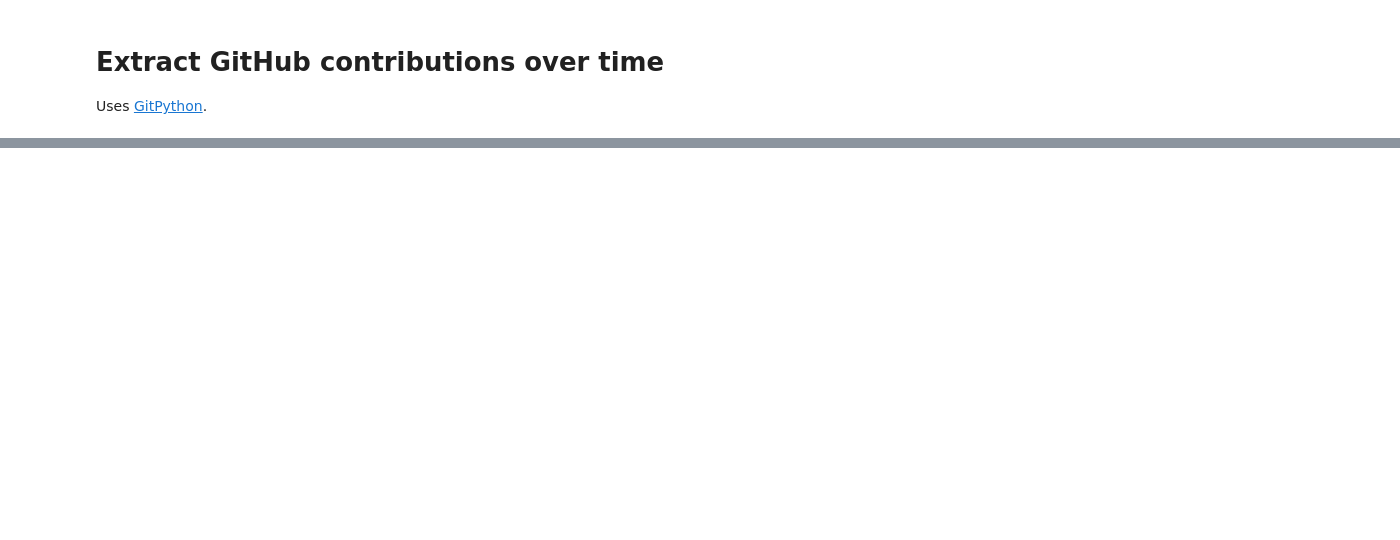
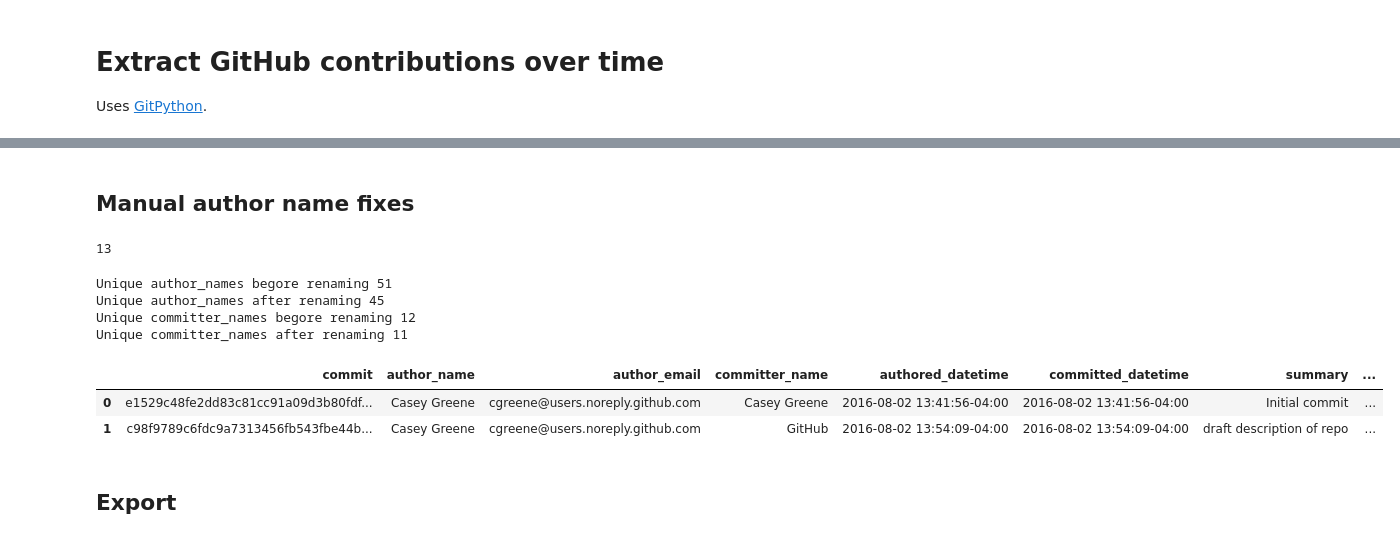
Before and after one commit to greenelab/meta-review, a Jupyter notebook: analyses/deep-review-contrib/01.contrib-git.ipynb, the cells around one changed output, grey strips where cells are left out. Saved outputs shown, nothing was run; the diff lists cells and outputs as text; code cells hidden in the pictures; blank space fills up the shorter version.

```diff
--- a/analyses/deep-review-contrib/01.contrib-git.ipynb
+++ b/analyses/deep-review-contrib/01.contrib-git.ipynb
@@ -39,7 +40,7 @@ def get_commit_stats(commit):
     """
     diffs = commit.diff(
         other=commit.parents[0] if commit.parents else git.NULL_TREE,
-        paths='sections/*.md',
+        paths=['sections/*.md', 'content/*.md'],
         create_patch=True,
         word_diff='porcelain',
     )
@@ -95,2 +96,31 @@ commit_df.tail(5)
+# %% [markdown]
+## Manual author name fixes
+# %%
+path = pathlib.Path('renamer.tsv')
+renamer = dict()
+if path.exists():
+    df = pandas.read_table(path)
+    renamer = dict(zip(df.name, df.rename_to))
+len(renamer)
+# %% [output]
+13
+# %%
+for column in 'author_name', 'committer_name':
+    print(f"Unique {column}s begore renaming {commit_df[column].nunique()}")
+    commit_df[column].replace(renamer, inplace=True)
+    print(f"Unique {column}s after renaming {commit_df[column].nunique()}")
+# %% [output]
+Unique author_names begore renaming 51
+Unique author_names after renaming 45
+Unique committer_names begore renaming 12
+Unique committer_names after renaming 11
+# %%
+commit_df.head(2)
+# %% [output]
+|  | commit | author_name | author_email | committer_name | authored_datetime | committed_datetime | summary | ... |
+| 0 | e1529c48fe2dd83c81cc91a09d3b80fdf... | Casey Greene | cgreene@users.noreply.github.com | Casey Greene | 2016-08-02 13:41:56-04:00 | 2016-08-02 13:41:56-04:00 | Initial commit | ... |
+| 1 | c98f9789c6fdc9a7313456fb543fbe44b... | Casey Greene | cgreene@users.noreply.github.com | GitHub | 2016-08-02 13:54:09-04:00 | 2016-08-02 13:54:09-04:00 | draft description of repo | ... |
+# %% [markdown]
+## Export
 # %%
 commit_df.to_csv('commits.tsv', sep='\t', index=False)
```
Also changed, not shown: parts of 3 cells of this notebook, 13 other files.
